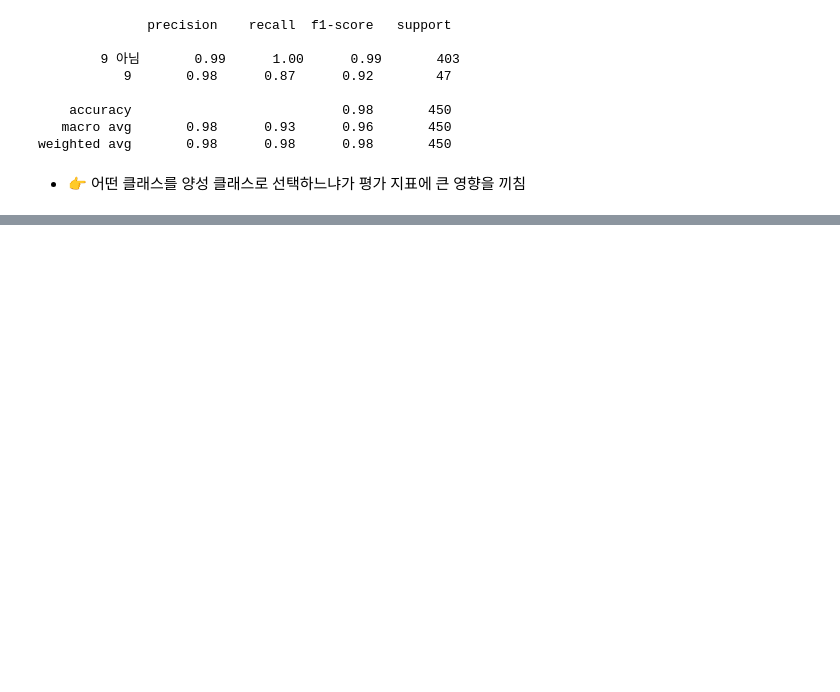
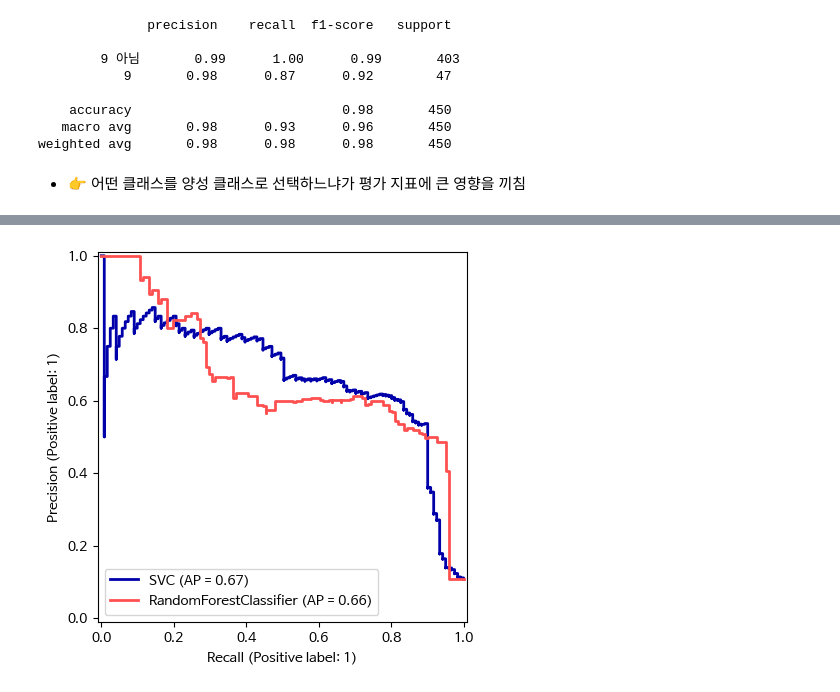
Before and after one commit to tjdux/Introduction-to-Machine-Learning-with-Python, a Jupyter notebook: 05_3_평가_지표와_측정.ipynb, the cells around one changed output, grey strips where cells are left out. Saved outputs shown, nothing was run; the diff lists cells and outputs as text; code cells hidden in the pictures; blank space fills up the shorter version.

```diff
--- a/05_3_평가_지표와_측정.ipynb
+++ b/05_3_평가_지표와_측정.ipynb
@@ -270,0 +425,14 @@ weighted avg       0.98      0.98      0.98       450
+# %%
+from sklearn.metrics import PrecisionRecallDisplay
+
+fig, ax = plt.subplots()
+
+# svc 곡선
+PrecisionRecallDisplay.from_estimator(svc, X_test, y_test, ax=ax)
+
+# 랜덤 포레스트 곡선
+PrecisionRecallDisplay.from_estimator(rf, X_test, y_test, ax=ax)
+
+plt.show()
+# %% [output]
+[figure, added]
```
Also changed, not shown: parts of 35 cells of this notebook.
